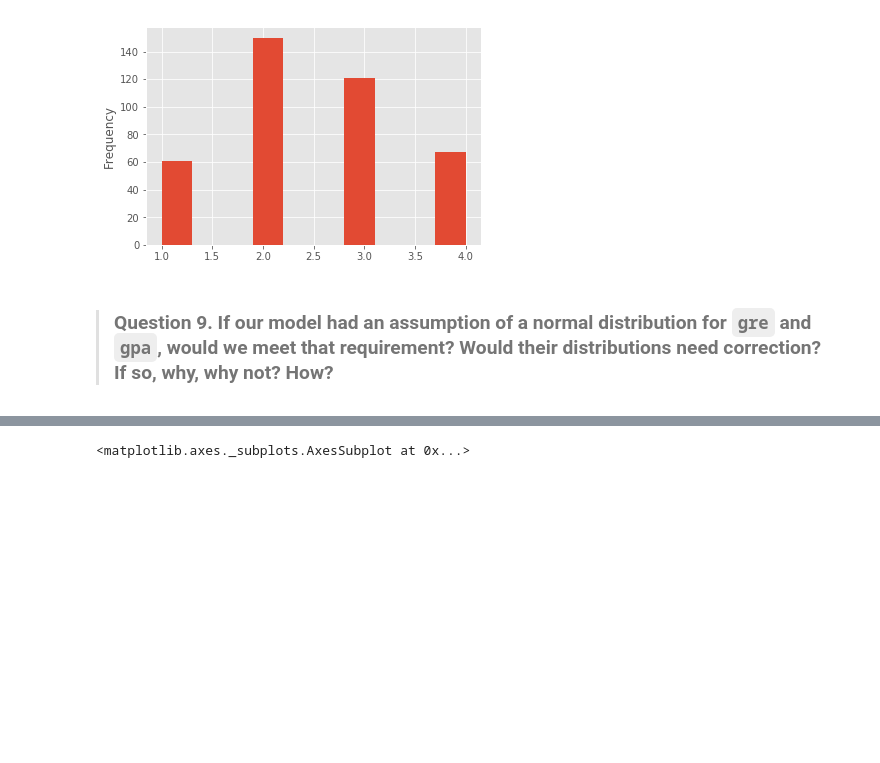
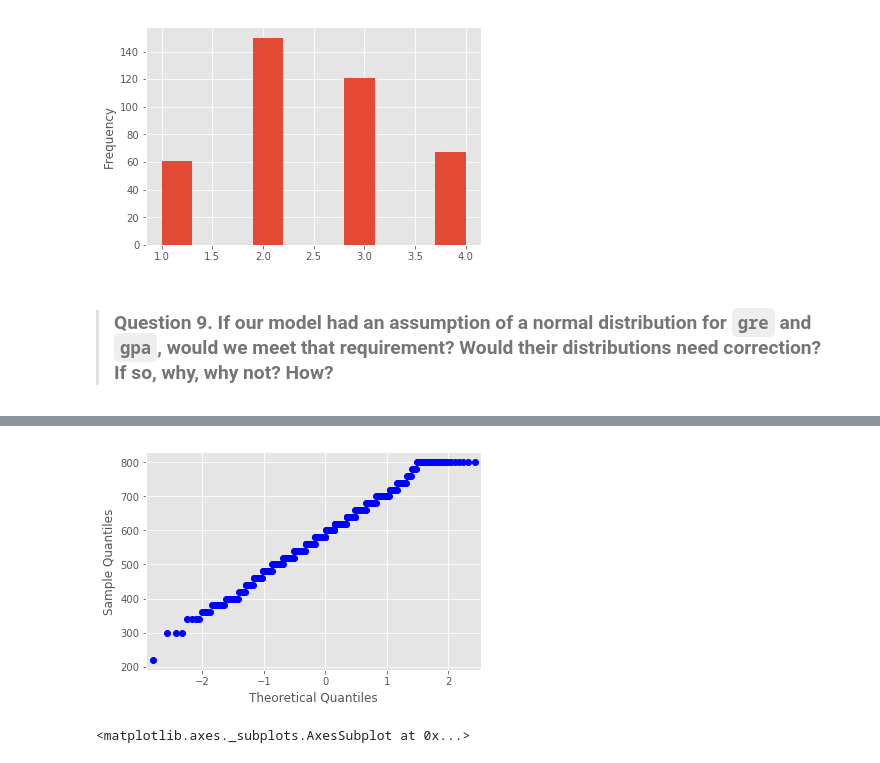
Before and after one commit to kiwiweiji/DS-SF-34, a Jupyter notebook: unit-project/2/notebooks/unit-project-2-starter-code-jiwei.ipynb, the cells around one changed output, grey strips where cells are left out. Saved outputs shown, nothing was run; the diff lists cells and outputs as text; code cells hidden in the pictures; blank space fills up the shorter version.

```diff
--- a/unit-project/2/notebooks/unit-project-2-starter-code-jiwei.ipynb
+++ b/unit-project/2/notebooks/unit-project-2-starter-code-jiwei.ipynb
@@ -168,3 +178,8 @@ df.prestige.plot(kind ='hist')
+# %%
+sm.qqplot(df.gre, line= None ,fit = False)
+plt.show()
+# %% [output]
+[figure, added]
 # %%
 # TODO
 df.gre.hist(alpha = .4, normed = True)
```
Also changed, not shown: parts of 4 cells of this notebook.
